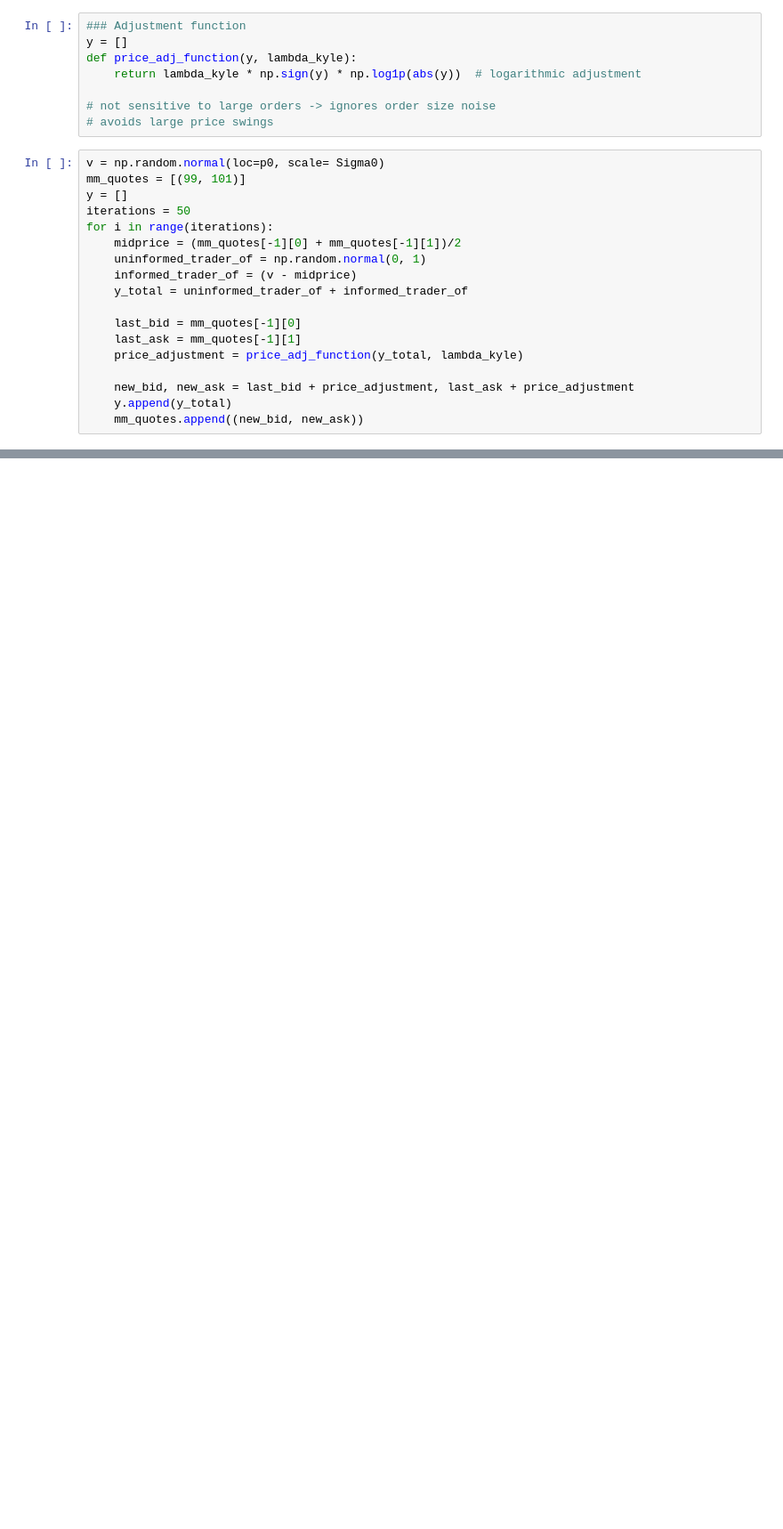
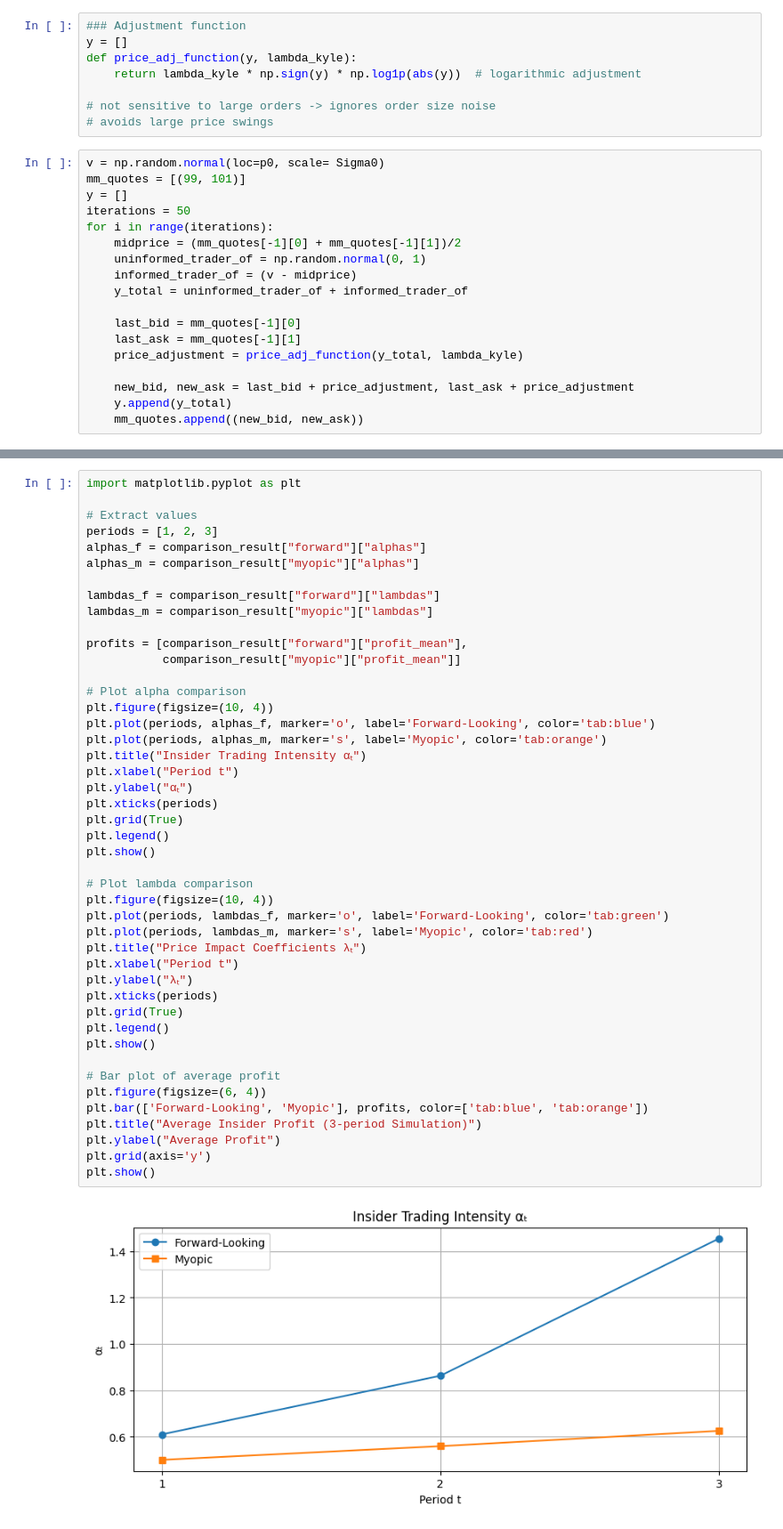
Before and after one commit to Niyetali/ATS-Project-Kyle-s-Lambda, a Jupyter notebook: lambda_upd.ipynb, the cells around one changed output, grey strips where cells are left out. Shown at 89% size. Cells and saved outputs as stored; diff of their text form; blank space fills up the shorter version.

```diff
--- a/lambda_upd.ipynb
+++ b/lambda_upd.ipynb
@@ -280,0 +603,47 @@ plt.show()
+# %%
+import matplotlib.pyplot as plt
+
+# Extract values
+periods = [1, 2, 3]
+alphas_f = comparison_result["forward"]["alphas"]
+alphas_m = comparison_result["myopic"]["alphas"]
+
+lambdas_f = comparison_result["forward"]["lambdas"]
+lambdas_m = comparison_result["myopic"]["lambdas"]
+
+profits = [comparison_result["forward"]["profit_mean"],
+           comparison_result["myopic"]["profit_mean"]]
+
+# Plot alpha comparison
+plt.figure(figsize=(10, 4))
+plt.plot(periods, alphas_f, marker='o', label='Forward-Looking', color='tab:blue')
+plt.plot(periods, alphas_m, marker='s', label='Myopic', color='tab:orange')
+plt.title("Insider Trading Intensity αₜ")
+plt.xlabel("Period t")
+plt.ylabel("αₜ")
+plt.xticks(periods)
+plt.grid(True)
+plt.legend()
+plt.show()
+
+# Plot lambda comparison
+plt.figure(figsize=(10, 4))
+plt.plot(periods, lambdas_f, marker='o', label='Forward-Looking', color='tab:green')
+plt.plot(periods, lambdas_m, marker='s', label='Myopic', color='tab:red')
+plt.title("Price Impact Coefficients λₜ")
+plt.xlabel("Period t")
+plt.ylabel("λₜ")
+plt.xticks(periods)
+plt.grid(True)
+plt.legend()
+plt.show()
+
+# Bar plot of average profit
+plt.figure(figsize=(6, 4))
+plt.bar(['Forward-Looking', 'Myopic'], profits, color=['tab:blue', 'tab:orange'])
+plt.title("Average Insider Profit (3-period Simulation)")
+plt.ylabel("Average Profit")
+plt.grid(axis='y')
+plt.show()
+# %% [output]
+[figure, added]
```
Also changed, not shown: parts of 21 cells of this notebook.
